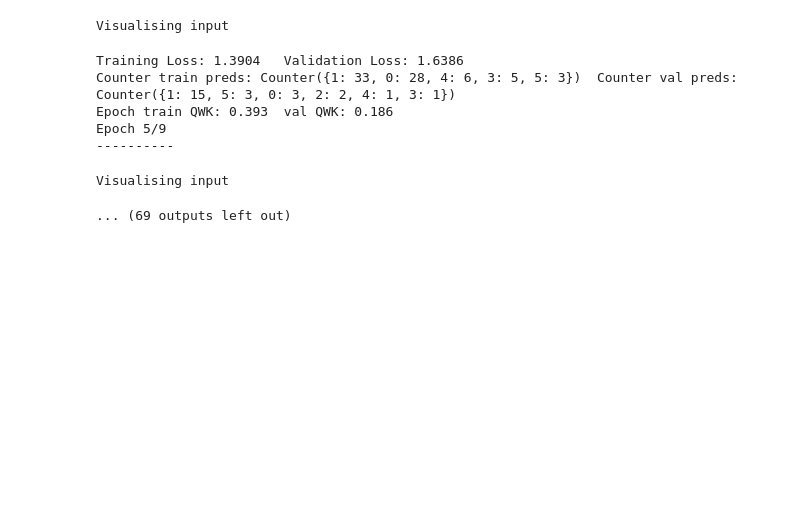
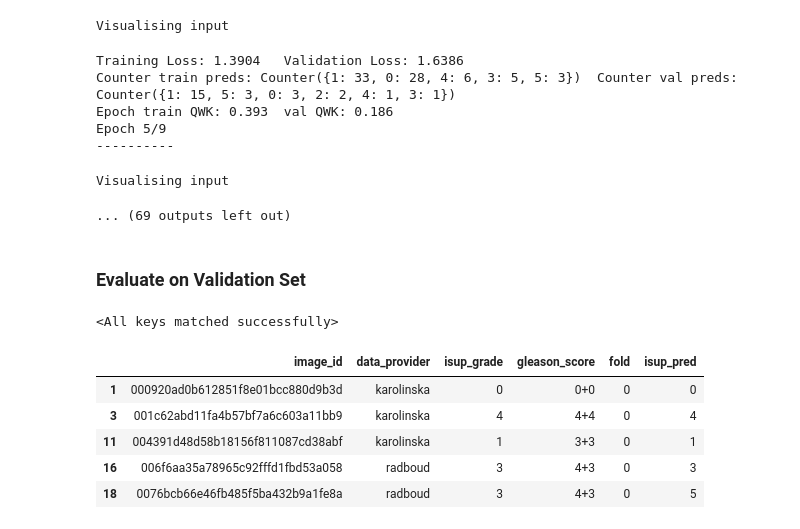
Before and after one commit to ademyanchuk/ChestXRay, a Jupyter notebook: notebooks/Train_Eval_V1.ipynb, the cells around one changed output. Drawn from its saved outputs; the diff is of its cells as text; code cells hidden in the pictures; blank space fills up the shorter version.

```diff
--- a/notebooks/Train_Eval_V1.ipynb
+++ b/notebooks/Train_Eval_V1.ipynb
@@ -883,3 +921,14 @@ Epoch 5/9
 ----------
 Visualising input
 ... (69 outputs left out)
+# %% [markdown]
+### Evaluate on Validation Set
+# %%
+# Load Model
+model = PatchModel(arch=CFG.arch, pretrained=False)
+
+weights_path = MODEL_PATH/"05-06-2020-18-27_7_loss.pth"
+checkpoint = torch.load(weights_path, map_location=device)
+model.load_state_dict(checkpoint['model_state_dict'])
+# %% [output]
+<All keys matched successfully>
@@ -885,0 +962,9 @@ Visualising input
+# %%
+val_df.head()
+# %% [output]
+|  | image_id | data_provider | isup_grade | gleason_score | fold | isup_pred |
+| 1 | 000920ad0b612851f8e01bcc880d9b3d | karolinska | 0 | 0+0 | 0 | 0 |
+| 3 | 001c62abd11fa4b57bf7a6c603a11bb9 | karolinska | 4 | 4+4 | 0 | 4 |
+| 11 | 004391d48d58b18156f811087cd38abf | karolinska | 1 | 3+3 | 0 | 1 |
+| 16 | 006f6aa35a78965c92fffd1fbd53a058 | radboud | 3 | 4+3 | 0 | 3 |
+| 18 | 0076bcb66e46fb485f5ba432b9a1fe8a | radboud | 3 | 4+3 | 0 | 5 |
```
Also changed, not shown: parts of 23 cells of this notebook.
